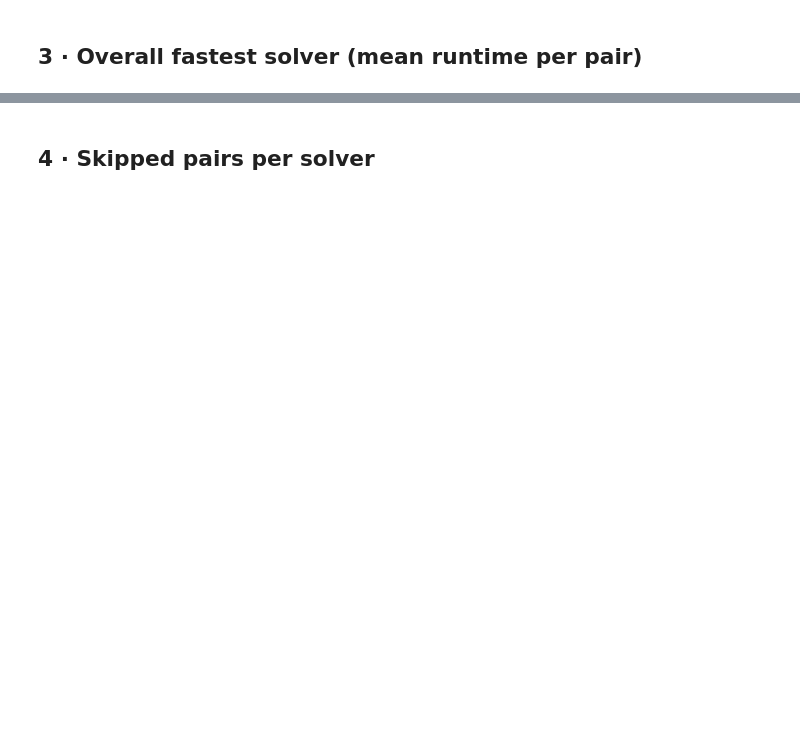
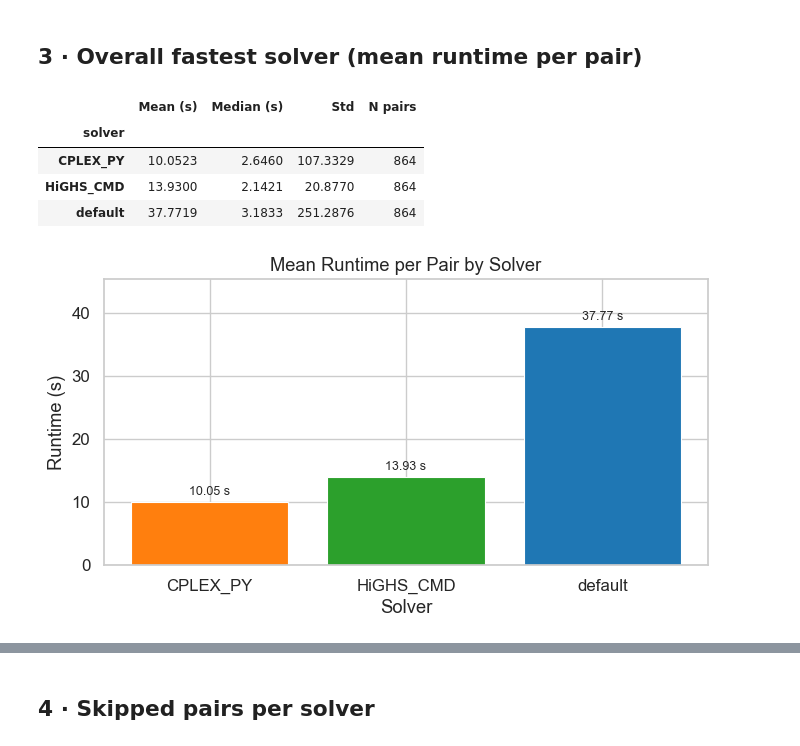
Before and after one commit to aichaZribi/aichaZribi-myopic-mces, a Jupyter notebook: src/jupyter_notebooks/mces_solver_analysis.ipynb, the cells around one changed output, grey strips where cells are left out. Drawn from its saved outputs; the diff is of its cells as text; code cells hidden in the pictures; blank space fills up the shorter version.

```diff
--- a/src/jupyter_notebooks/mces_solver_analysis.ipynb
+++ b/src/jupyter_notebooks/mces_solver_analysis.ipynb
@@ -127,6 +127,68 @@ Summary table (first 15 rows):
 | 14 | CPLEX_PY | 4 | 800–1000 | 139 | 1 | 71 | 7.1840 | 3.7851 | ... |
 # %% [markdown]
 ## 3 · Overall fastest solver (mean runtime per pair)
+# %%
+overall = (
+    data.groupby('solver')['runtime_sec']
+    .agg(['mean', 'median', 'std', 'count'])
+    .rename(columns={
+        'mean': 'Mean (s)',
+        'median': 'Median (s)',
+        'std': 'Std',
+        'count': 'N pairs'
+    })
+    .sort_values('Mean (s)')
+)
+
+display(overall.round(4))
+
+fig, ax = plt.subplots(figsize=(7, 4))
+
+bars = ax.bar(
+    overall.index,
+    overall['Mean (s)'],
+    color=[PALETTE[s] for s in overall.index],
+    edgecolor='white',
+    linewidth=0.8
+)
+
+ax.set_title('Mean Runtime per Pair by Solver')
+ax.set_ylabel('Runtime (s)')
+ax.set_xlabel('Solver')
+
+# Runtime starts at zero
+ax.set_ylim(bottom=0)
+
+# Add mean values above bars
+ax.bar_label(
+    bars,
+    labels=[f'{v:.2f} s' for v in overall['Mean (s)']],
+    padding=3,
+    fontsize=9
+)
+
+# Add a little space above the tallest bar
+ax.set_ylim(
+    0,
+    overall['Mean (s)'].max() * 1.20
+)
+
+plt.tight_layout()
+
+plt.savefig(
+    '01_mean_runtime_solver.png',
+    dpi=300,
+    bbox_inches='tight'
+)
+
+plt.show()
+# %% [output]
+|  | Mean (s) | Median (s) | Std | N pairs |
+| solver |  |  |  |  |
+| CPLEX_PY | 10.0523 | 2.6460 | 107.3329 | 864 |
+| HiGHS_CMD | 13.9300 | 2.1421 | 20.8770 | 864 |
+| default | 37.7719 | 3.1833 | 251.2876 | 864 |
+[figure, added]
 # %%
 overall = (
     data.groupby('solver')['runtime_sec']
```
Also changed, not shown: parts of 9 cells of this notebook, 39 other files.
